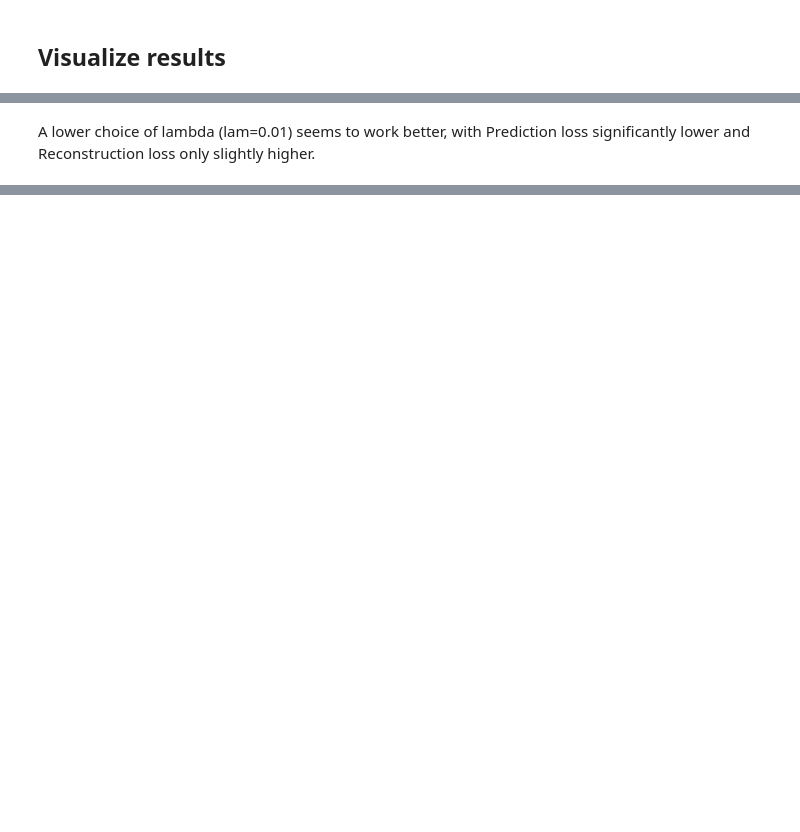
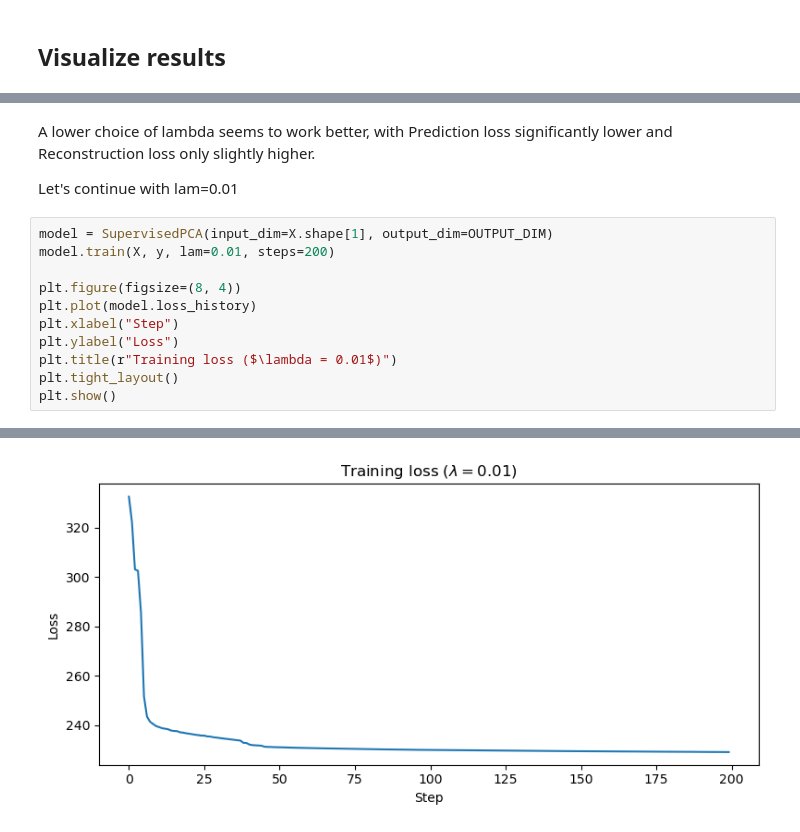
Before and after one commit to JasaTavcar/diplomska, a Jupyter notebook: experiments/spca.ipynb, the cells around one changed output, grey strips where cells are left out. Saved outputs shown, nothing was run; the diff lists cells and outputs as text; blank space fills up the shorter version.

```diff
--- a/experiments/spca.ipynb
+++ b/experiments/spca.ipynb
@@ -91,2 +102,16 @@ plt.show()
 # %% [markdown]
-A lower choice of lambda (lam=0.01) seems to work better, with Prediction loss significantly lower and Reconstruction loss only slightly higher.
+A lower choice of lambda seems to work better, with Prediction loss significantly lower and Reconstruction loss only slightly higher.
+
+Let's continue with lam=0.01
+# %%
+model = SupervisedPCA(input_dim=X.shape[1], output_dim=OUTPUT_DIM)
+model.train(X, y, lam=0.01, steps=200)
+
+plt.figure(figsize=(8, 4))
+plt.plot(model.loss_history)
+plt.xlabel("Step")
+plt.ylabel("Loss")
+plt.title(r"Training loss ($\lambda = 0.01$)")
+plt.tight_layout()
+plt.show()
+# %% [output]
@@ -92,0 +138 @@ A lower choice of lambda (lam=0.01) seems to work better, with Prediction loss s
+[figure, added]
```
Also changed, not shown: parts of 11 cells of this notebook, 2 other files.
